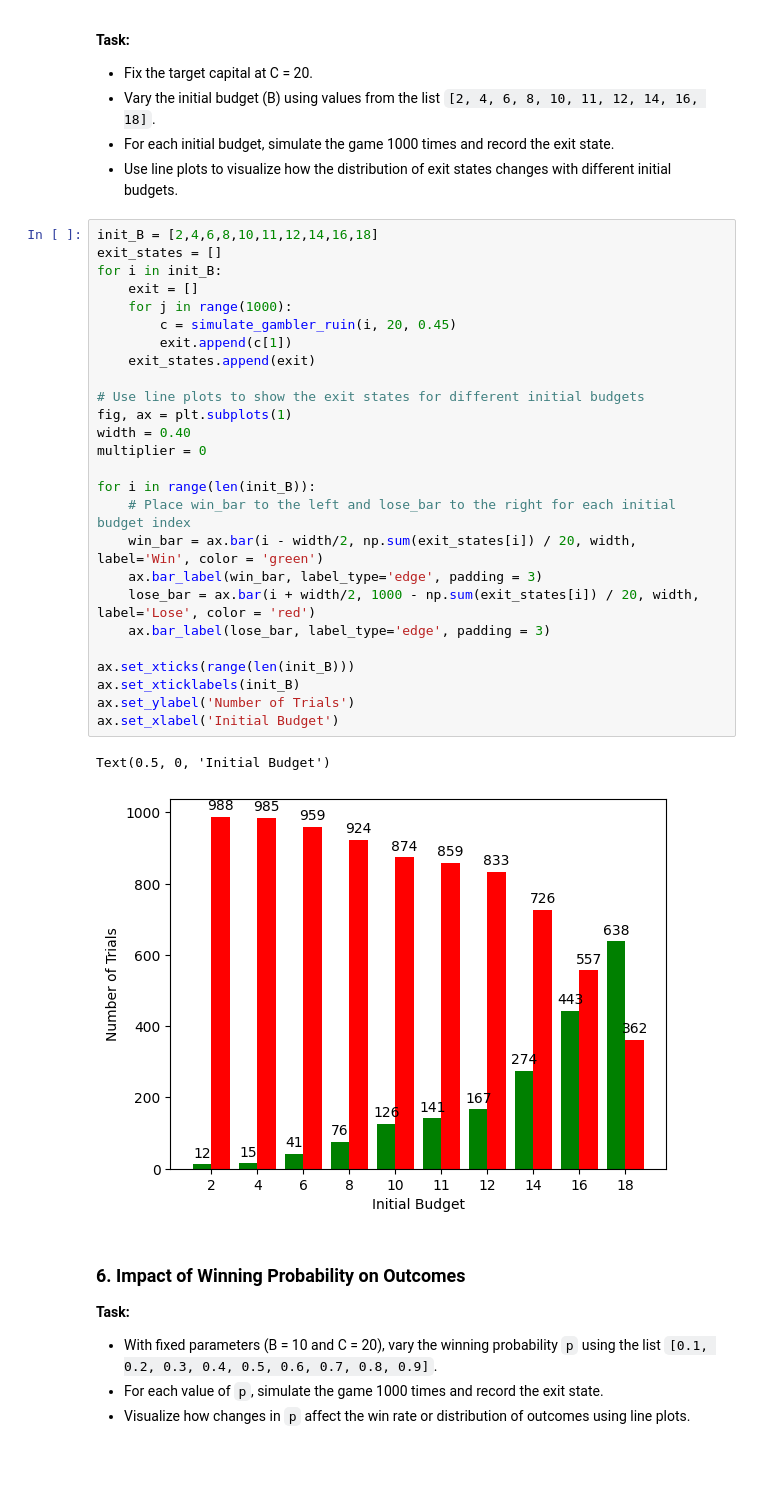
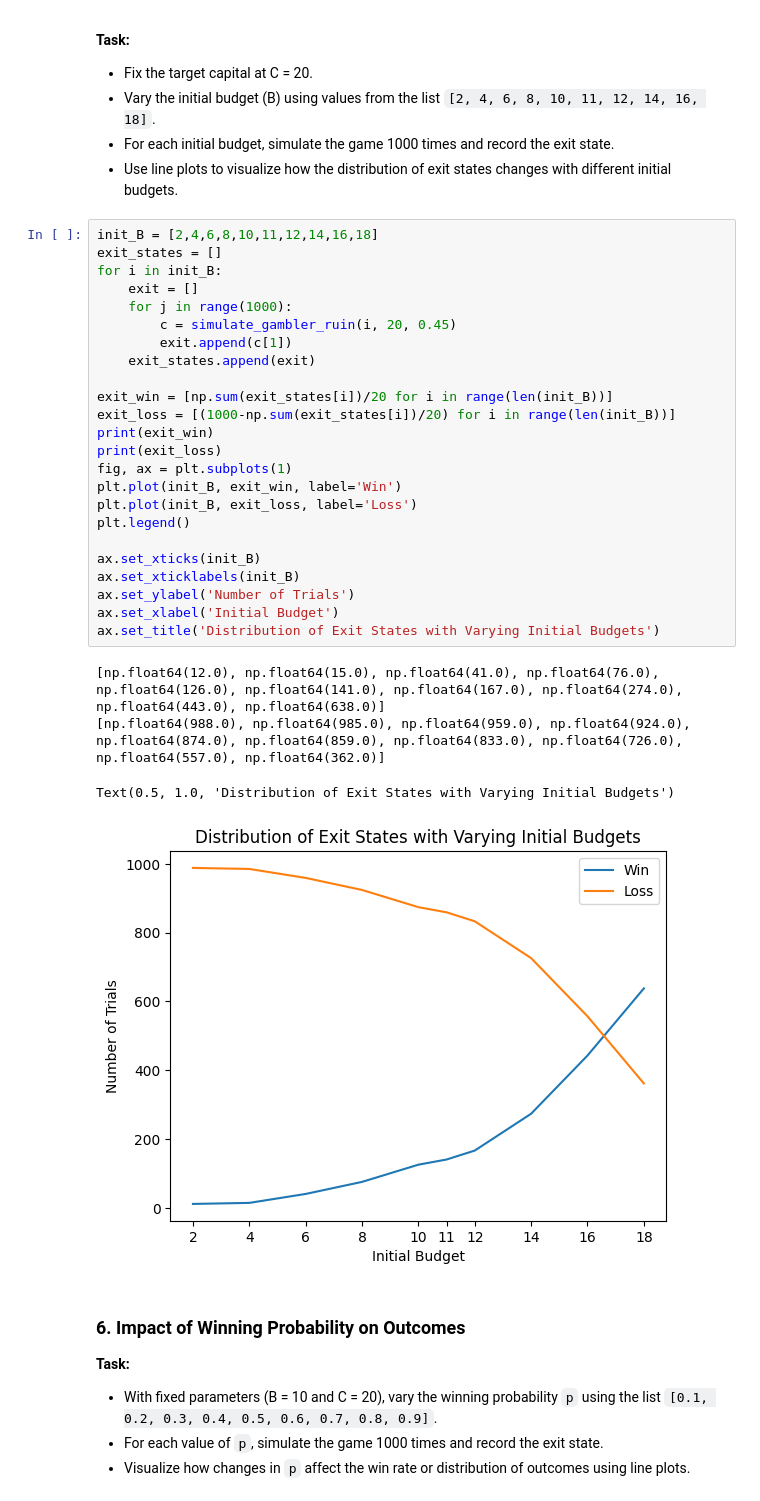
Before and after one commit to D123aniel/STOR535, a Jupyter notebook: Labs/lab3.ipynb, the cells around one changed output. Cells and saved outputs as stored; diff of their text form; blank space fills up the shorter version.

```diff
--- a/Labs/lab3.ipynb
+++ b/Labs/lab3.ipynb
@@ -125,32 +128,32 @@ plt.show()
 # %%
 init_B = [2,4,6,8,10,11,12,14,16,18]
 exit_states = []
 for i in init_B:
     exit = []
     for j in range(1000):
         c = simulate_gambler_ruin(i, 20, 0.45)
         exit.append(c[1])
     exit_states.append(exit)
 
-# Use line plots to show the exit states for different initial budgets
+exit_win = [np.sum(exit_states[i])/20 for i in range(len(init_B))]
+exit_loss = [(1000-np.sum(exit_states[i])/20) for i in range(len(init_B))]
+print(exit_win)
+print(exit_loss)
 fig, ax = plt.subplots(1)
-width = 0.40
-multiplier = 0
+plt.plot(init_B, exit_win, label='Win')
+plt.plot(init_B, exit_loss, label='Loss')
+plt.legend()
 
-for i in range(len(init_B)):
-    # Place win_bar to the left and lose_bar to the right for each initial budget index
-    win_bar = ax.bar(i - width/2, np.sum(exit_states[i]) / 20, width, label='Win', color = 'green')
-    ax.bar_label(win_bar, label_type='edge', padding = 3)
-    lose_bar = ax.bar(i + width/2, 1000 - np.sum(exit_states[i]) / 20, width, label='Lose', color = 'red')
-    ax.bar_label(lose_bar, label_type='edge', padding = 3)
-
-ax.set_xticks(range(len(init_B)))
+ax.set_xticks(init_B)
 ax.set_xticklabels(init_B)
 ax.set_ylabel('Number of Trials')
 ax.set_xlabel('Initial Budget')
+ax.set_title('Distribution of Exit States with Varying Initial Budgets')
 # %% [output]
-Text(0.5, 0, 'Initial Budget')
+[np.float64(12.0), np.float64(15.0), np.float64(41.0), np.float64(76.0), np.float64(126.0), np.float64(141.0), np.float64(167.0), np.float64(274.0), np.float64(443.0), np.float64(638.0)]
+[np.float64(988.0), np.float64(985.0), np.float64(959.0), np.float64(924.0), np.float64(874.0), np.float64(859.0), np.float64(833.0), np.float64(726.0), np.float64(557.0), np.float64(362.0)]
+Text(0.5, 1.0, 'Distribution of Exit States with Varying Initial Budgets')
-[figure, old version]
+[figure, new version]
 # %% [markdown]
 ### 6. Impact of Winning Probability on Outcomes
 
```
Also changed, not shown: parts of 6 cells of this notebook, 1 other file.
